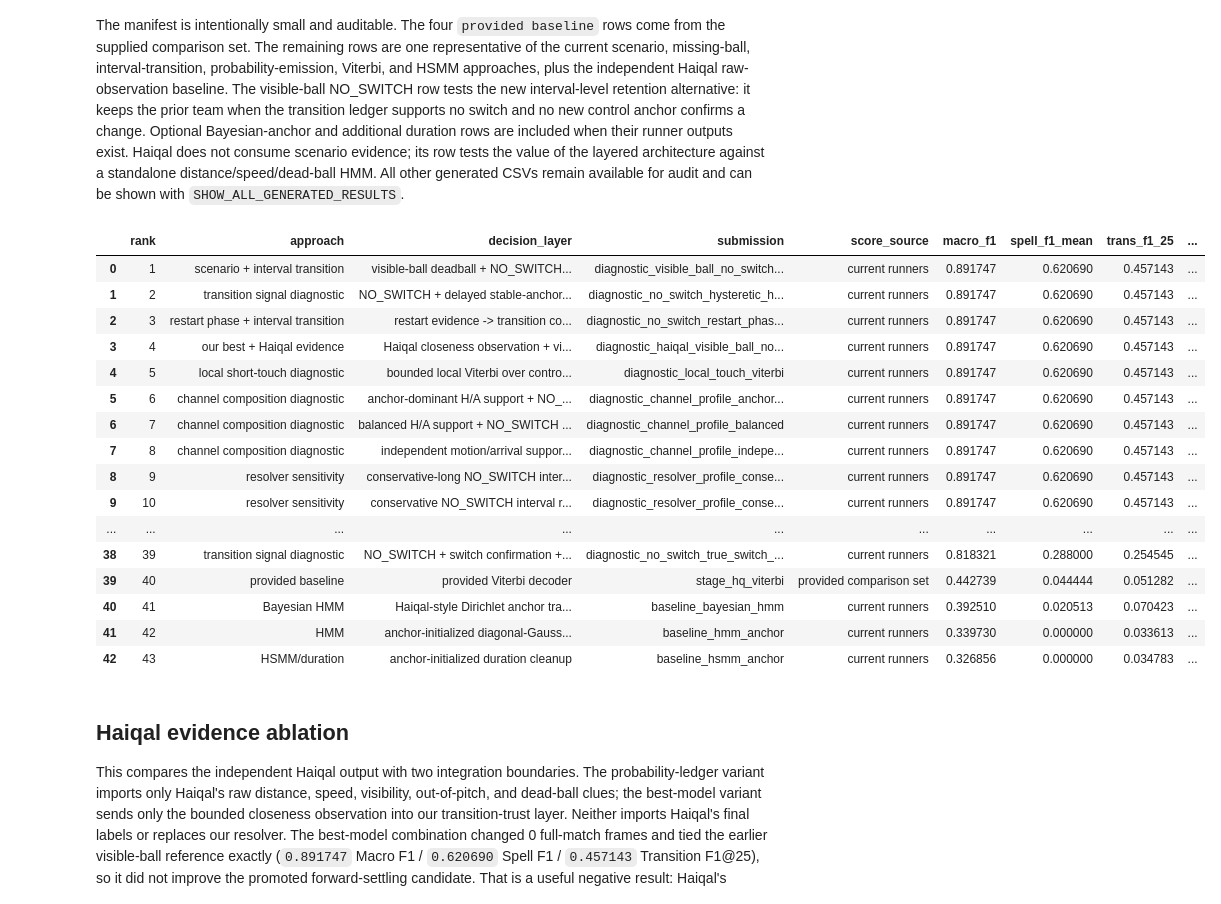
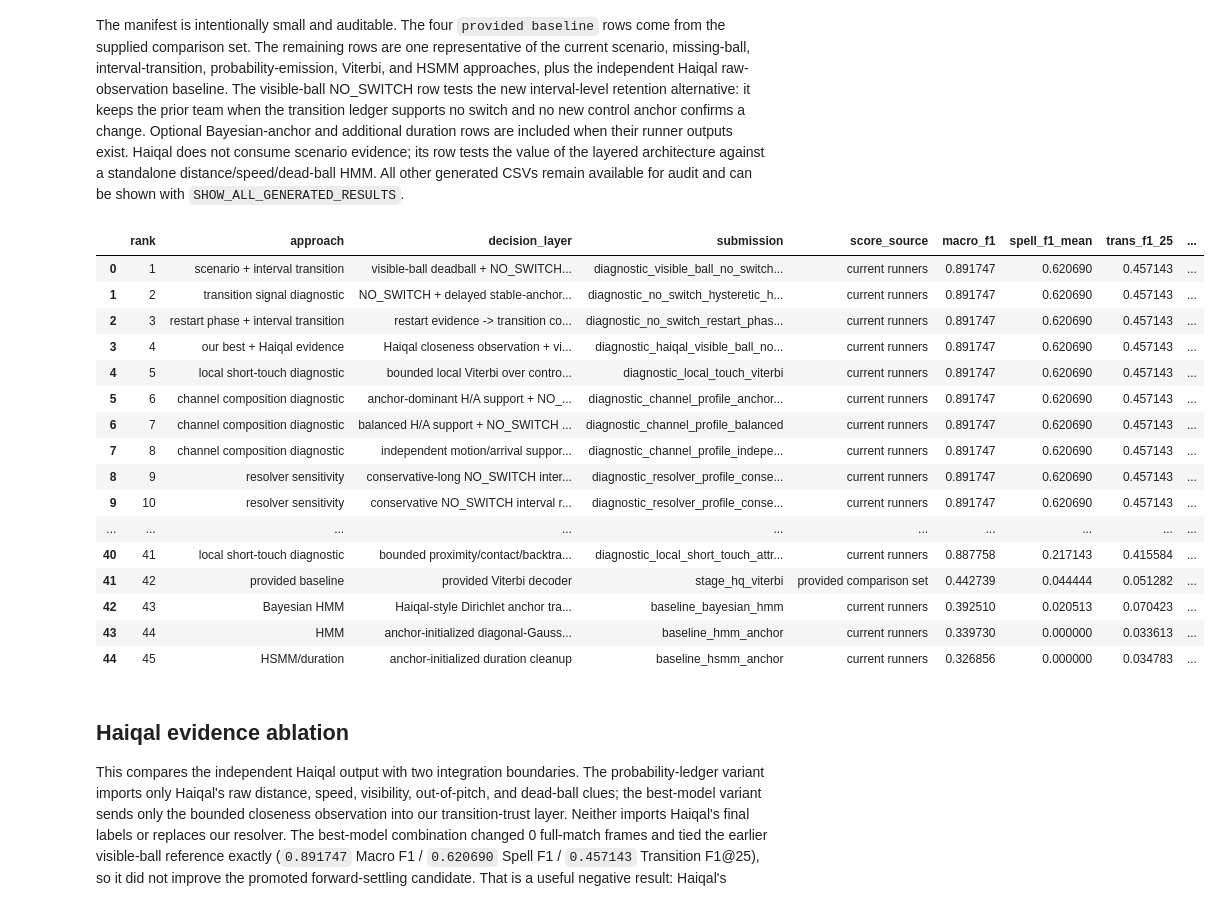
Before and after one commit to lukeaquilla11/Barcelona-hackathon, a Jupyter notebook: notebooks/09_experimental_results.ipynb, the cells around one changed output. Saved outputs shown, nothing was run; the diff lists cells and outputs as text; code cells hidden in the pictures.

```diff
--- a/notebooks/09_experimental_results.ipynb
+++ b/notebooks/09_experimental_results.ipynb
@@ -136,6 +136,8 @@ optional_manifest = pd.DataFrame([
     {'submission': 'diagnostic_visible_ball_no_switch_bootstrap_guard', 'approach': 'nonparametric stability guard', 'decision_layer': 'frame bootstrap lower bound + NO_SWITCH interval resolver'},
     {'submission': 'diagnostic_george_fused_observed_no_switch_interval', 'approach': 'our best + George observations (ablation)', 'decision_layer': 'George fused observed ball gaps + visible-ball D + NO_SWITCH interval resolver'},
     {'submission': 'diagnostic_local_touch_viterbi', 'approach': 'local short-touch diagnostic', 'decision_layer': 'bounded local Viterbi over control/short-touch paths'},
+    {'submission': 'diagnostic_local_short_touch_attribution', 'approach': 'local short-touch diagnostic', 'decision_layer': 'bounded proximity/contact/backtrack/forward episode resolver'},
+    {'submission': 'diagnostic_local_short_touch_attribution_strict', 'approach': 'local short-touch sensitivity', 'decision_layer': 'strict bounded proximity/contact/forward episode resolver'},
     {'submission': 'diagnostic_channel_profile_anchor_dominant', 'approach': 'channel composition diagnostic', 'decision_layer': 'anchor-dominant H/A support + NO_SWITCH interval resolver'},
     {'submission': 'diagnostic_channel_profile_balanced', 'approach': 'channel composition diagnostic', 'decision_layer': 'balanced H/A support + NO_SWITCH interval resolver'},
     {'submission': 'diagnostic_channel_profile_independent_support', 'approach': 'channel composition diagnostic', 'decision_layer': 'independent motion/arrival support + NO_SWITCH interval resolver'},
@@ -154,38 +156,38 @@ current_scores = pd.read_csv(SCOREBOARD_PATH).assign(score_source='current runne
 provided_scores = pd.read_csv(PROVIDED_SCOREBOARD_PATH).assign(score_source='provided comparison set')
 scores = pd.concat([current_scores, provided_scores], ignore_index=True, sort=False)
 scores = scores.drop_duplicates(subset=['submission'], keep='first')
 manifest = pd.concat([manifest, optional_manifest[optional_manifest['submission'].isin(scores['submission'])]], ignore_index=True)
 ranked = manifest.merge(scores, on='submission', how='left', validate='one_to_one')
 missing = ranked.loc[ranked['macro_f1'].isna(), 'submission'].tolist()
 if missing:
     raise FileNotFoundError(f'Manifest outputs are not scored: {missing}')
 ranked = ranked.sort_values(RANK_BY, ascending=False).reset_index(drop=True)
 ranked = ranked.drop(columns=['rank'], errors='ignore')
 ranked.insert(0, 'rank', ranked.index + 1)
 ranking_columns = ['rank', 'approach', 'decision_layer', 'submission', 'score_source', 'macro_f1', 'spell_f1_mean', 'trans_f1_25', 'f1_H', 'f1_A', 'f1_D']
 display(ranked[ranking_columns])
 
 if SHOW_ALL_GENERATED_RESULTS:
     all_columns = [c for c in ['rank', 'submission', 'macro_f1', 'spell_f1_mean', 'trans_f1_25', 'f1_H', 'f1_A', 'f1_D'] if c in current_scores]
     display(current_scores.sort_values(['spell_f1_mean', 'macro_f1'], ascending=False)[all_columns])
 # %% [output]
 |  | rank | approach | decision_layer | submission | score_source | macro_f1 | spell_f1_mean | trans_f1_25 | ... |
 | 0 | 1 | scenario + interval transition | visible-ball deadball + NO_SWITCH... | diagnostic_visible_ball_no_switch... | current runners | 0.891747 | 0.620690 | 0.457143 | ... |
 | 1 | 2 | transition signal diagnostic | NO_SWITCH + delayed stable-anchor... | diagnostic_no_switch_hysteretic_h... | current runners | 0.891747 | 0.620690 | 0.457143 | ... |
 | 2 | 3 | restart phase + interval transition | restart evidence -> transition co... | diagnostic_no_switch_restart_phas... | current runners | 0.891747 | 0.620690 | 0.457143 | ... |
 | 3 | 4 | our best + Haiqal evidence | Haiqal closeness observation + vi... | diagnostic_haiqal_visible_ball_no... | current runners | 0.891747 | 0.620690 | 0.457143 | ... |
 | 4 | 5 | local short-touch diagnostic | bounded local Viterbi over contro... | diagnostic_local_touch_viterbi | current runners | 0.891747 | 0.620690 | 0.457143 | ... |
 | 5 | 6 | channel composition diagnostic | anchor-dominant H/A support + NO_... | diagnostic_channel_profile_anchor... | current runners | 0.891747 | 0.620690 | 0.457143 | ... |
 | 6 | 7 | channel composition diagnostic | balanced H/A support + NO_SWITCH ... | diagnostic_channel_profile_balanced | current runners | 0.891747 | 0.620690 | 0.457143 | ... |
 | 7 | 8 | channel composition diagnostic | independent motion/arrival suppor... | diagnostic_channel_profile_indepe... | current runners | 0.891747 | 0.620690 | 0.457143 | ... |
 | 8 | 9 | resolver sensitivity | conservative-long NO_SWITCH inter... | diagnostic_resolver_profile_conse... | current runners | 0.891747 | 0.620690 | 0.457143 | ... |
 | 9 | 10 | resolver sensitivity | conservative NO_SWITCH interval r... | diagnostic_resolver_profile_conse... | current runners | 0.891747 | 0.620690 | 0.457143 | ... |
 | ... | ... | ... | ... | ... | ... | ... | ... | ... | ... |
-| 38 | 39 | transition signal diagnostic | NO_SWITCH + switch confirmation +... | diagnostic_no_switch_true_switch_... | current runners | 0.818321 | 0.288000 | 0.254545 | ... |
-| 39 | 40 | provided baseline | provided Viterbi decoder | stage_hq_viterbi | provided comparison set | 0.442739 | 0.044444 | 0.051282 | ... |
-| 40 | 41 | Bayesian HMM | Haiqal-style Dirichlet anchor tra... | baseline_bayesian_hmm | current runners | 0.392510 | 0.020513 | 0.070423 | ... |
-| 41 | 42 | HMM | anchor-initialized diagonal-Gauss... | baseline_hmm_anchor | current runners | 0.339730 | 0.000000 | 0.033613 | ... |
-| 42 | 43 | HSMM/duration | anchor-initialized duration cleanup | baseline_hsmm_anchor | current runners | 0.326856 | 0.000000 | 0.034783 | ... |
+| 40 | 41 | local short-touch diagnostic | bounded proximity/contact/backtra... | diagnostic_local_short_touch_attr... | current runners | 0.887758 | 0.217143 | 0.415584 | ... |
+| 41 | 42 | provided baseline | provided Viterbi decoder | stage_hq_viterbi | provided comparison set | 0.442739 | 0.044444 | 0.051282 | ... |
+| 42 | 43 | Bayesian HMM | Haiqal-style Dirichlet anchor tra... | baseline_bayesian_hmm | current runners | 0.392510 | 0.020513 | 0.070423 | ... |
+| 43 | 44 | HMM | anchor-initialized diagonal-Gauss... | baseline_hmm_anchor | current runners | 0.339730 | 0.000000 | 0.033613 | ... |
+| 44 | 45 | HSMM/duration | anchor-initialized duration cleanup | baseline_hsmm_anchor | current runners | 0.326856 | 0.000000 | 0.034783 | ... |
 # %% [markdown]
 ## Haiqal evidence ablation
 
```
Also changed, not shown: parts of 2 cells of this notebook, 3 other files.
